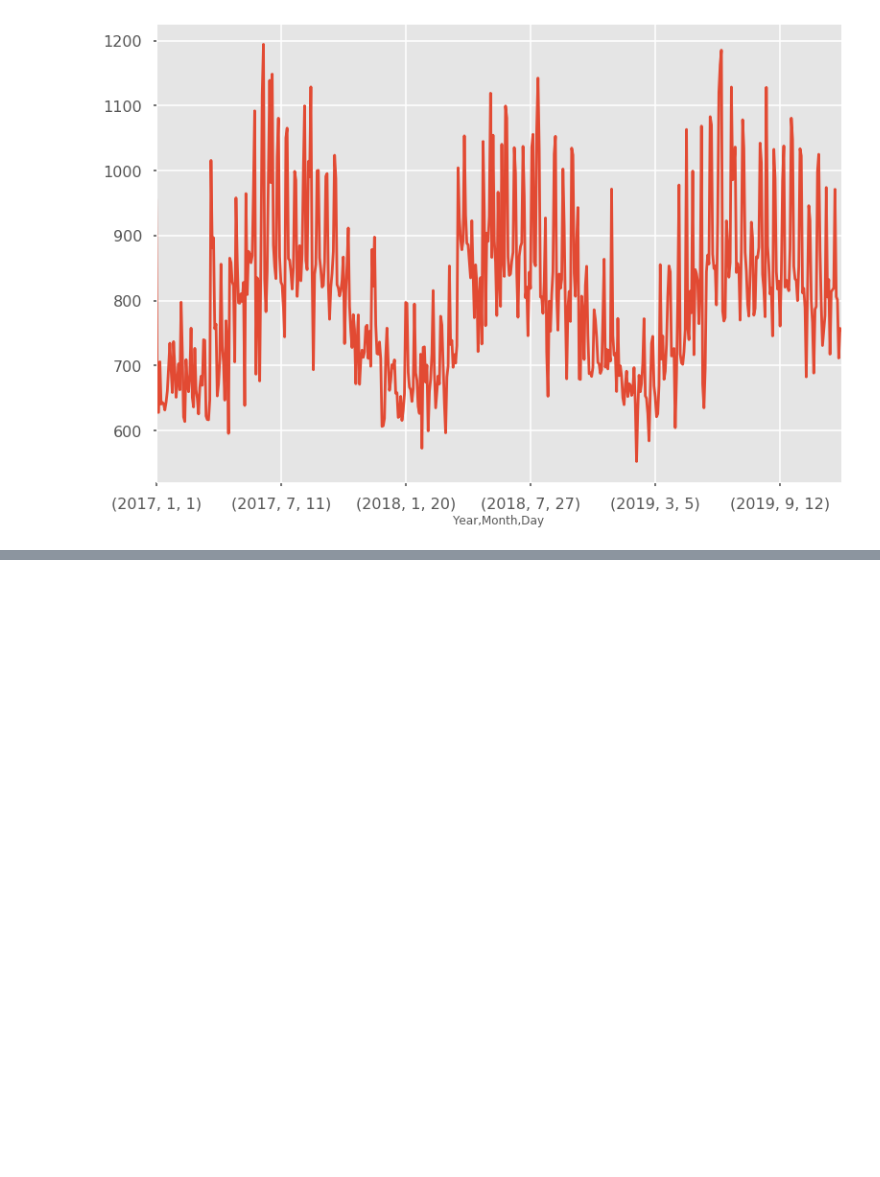
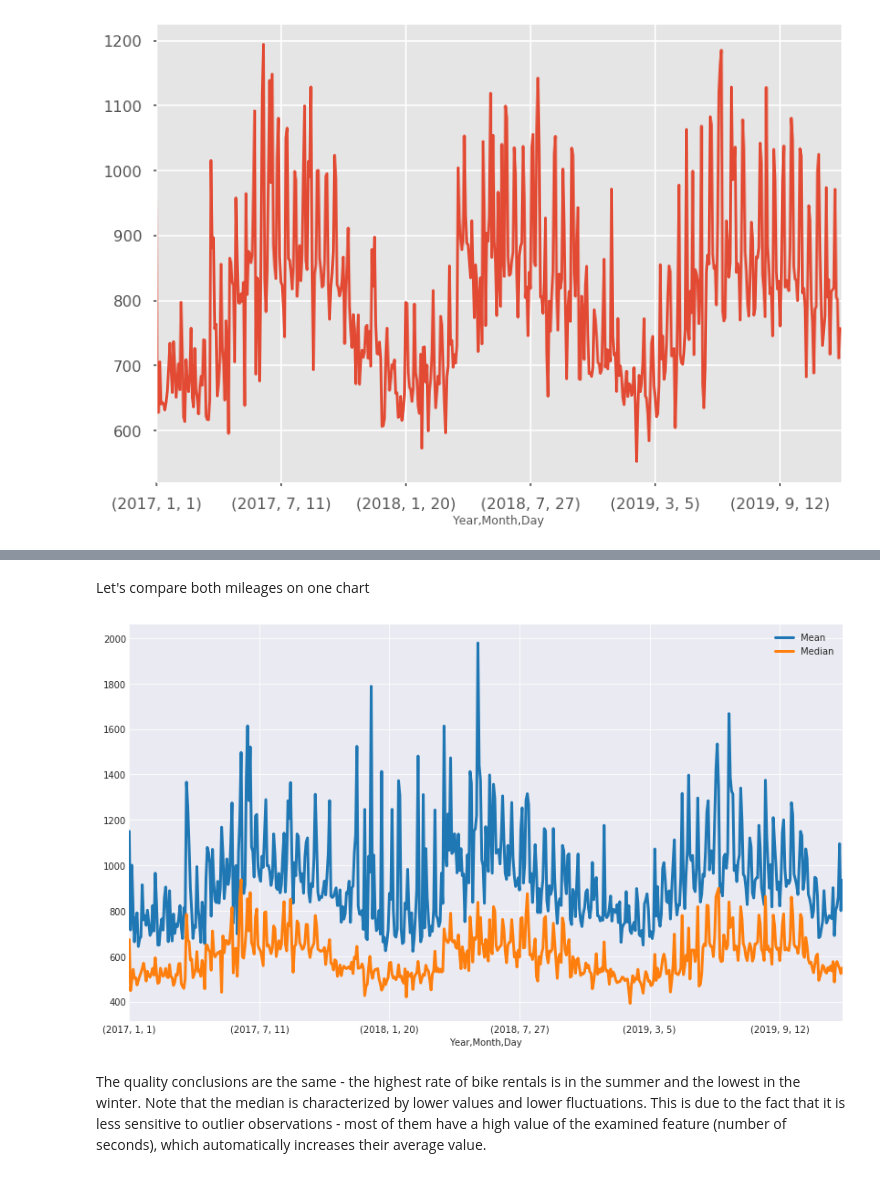
Before and after one commit to BlooAM/BikeCityShare, a Jupyter notebook: CityBikeShare.ipynb, the cells around one changed output, grey strips where cells are left out. Cells and saved outputs as stored; diff of their text form; code cells hidden in the pictures; blank space fills up the shorter version.

```diff
--- a/CityBikeShare.ipynb
+++ b/CityBikeShare.ipynb
@@ -452,0 +460,11 @@ data_grouped_reduced.mean()['TripDuration'].plot()
+# %% [markdown]
+Let's compare both mileages on one chart
+# %%
+with plt.style.context("seaborn-darkgrid"):
+    data_grouped.mean()['TripDuration'].plot(figsize=(14,8),linewidth=3)
+    data_grouped.median()['TripDuration'].plot(figsize=(14,8),linewidth=3)
+    plt.legend(('Mean','Median'))
+# %% [output]
+[figure, added]
+# %% [markdown]
+The quality conclusions are the same - the highest rate of bike rentals is in the summer and the lowest in the winter. Note that the median is characterized by lower values and lower fluctuations. This is due to the fact that it is less sensitive to outlier observations - most of them have a high value of the examined feature (number of seconds), which automatically increases their average value.
```
Also changed, not shown: parts of 3 cells of this notebook.
